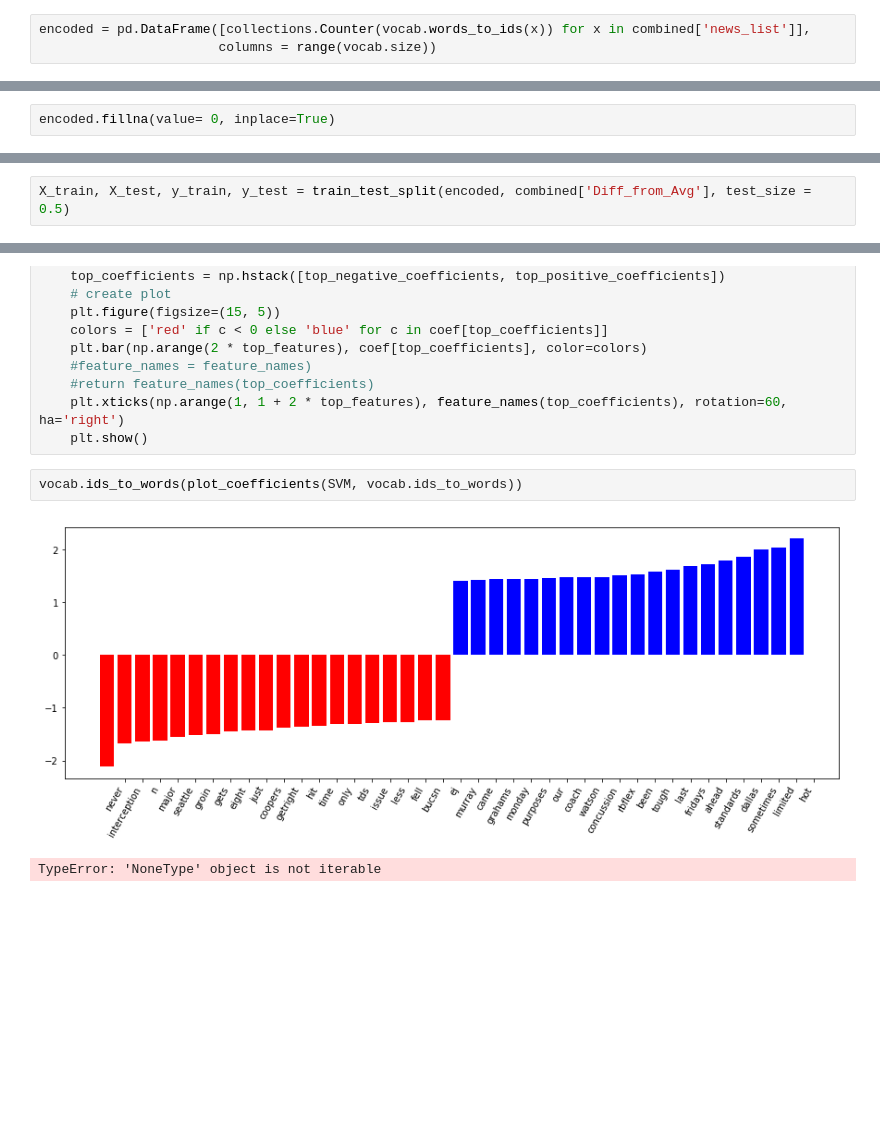
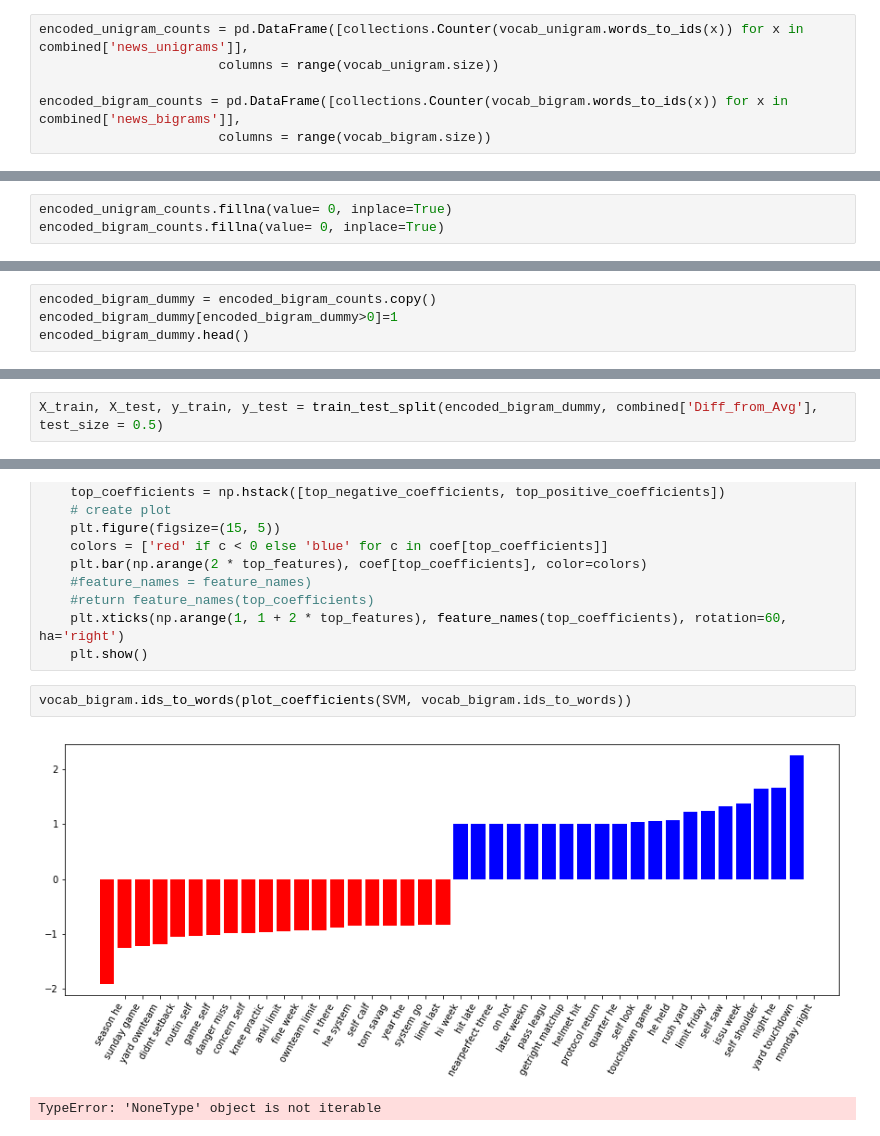
Before and after one commit to jankcious/w266-FantasyFootball, a Jupyter notebook: BaselineModel-OW edits.ipynb, the cells around one changed output, grey strips where cells are left out. Saved outputs shown, nothing was run; the diff lists cells and outputs as text; blank space fills up the shorter version.

```diff
--- a/BaselineModel-OW edits.ipynb
+++ b/BaselineModel-OW edits.ipynb
@@ -347,4 +407,7 @@ for word, count in vocab.unigram_counts.most_common(10):
 # %%
-encoded = pd.DataFrame([collections.Counter(vocab.words_to_ids(x)) for x in combined['news_list']],
-                       columns = range(vocab.size))
+encoded_unigram_counts = pd.DataFrame([collections.Counter(vocab_unigram.words_to_ids(x)) for x in combined['news_unigrams']],
+                       columns = range(vocab_unigram.size))
+
+encoded_bigram_counts = pd.DataFrame([collections.Counter(vocab_bigram.words_to_ids(x)) for x in combined['news_bigrams']],
+                       columns = range(vocab_bigram.size))
 # %%
@@ -360,2 +433,3 @@ encoded.head()
 # %%
-encoded.fillna(value= 0, inplace=True)
+encoded_unigram_counts.fillna(value= 0, inplace=True)
+encoded_bigram_counts.fillna(value= 0, inplace=True)
@@ -370,0 +448,4 @@ array([  1.29030374e-315,   1.91077090e-315,   0.00000000e+000, ...,
+# %%
+encoded_bigram_dummy = encoded_bigram_counts.copy()
+encoded_bigram_dummy[encoded_bigram_dummy>0]=1
+encoded_bigram_dummy.head()
@@ -371,5 +460,5 @@ array([  1.29030374e-315,   1.91077090e-315,   0.00000000e+000, ...,
 # %%
-X_train, X_test, y_train, y_test = train_test_split(encoded, combined['Diff_from_Avg'], test_size = 0.5)
+X_train, X_test, y_train, y_test = train_test_split(encoded_bigram_dummy, combined['Diff_from_Avg'], test_size = 0.5)
 # %%
 SVM = LinearSVR()
 SVM.fit(X_train, y_train)
@@ -400,7 +489,7 @@ def plot_coefficients(classifier, feature_names, top_features=20):
     plt.xticks(np.arange(1, 1 + 2 * top_features), feature_names(top_coefficients), rotation=60, ha='right')
     plt.show()
 # %%
-vocab.ids_to_words(plot_coefficients(SVM, vocab.ids_to_words))
+vocab_bigram.ids_to_words(plot_coefficients(SVM, vocab_bigram.ids_to_words))
 # %% [output]
-[figure, old version]
+[figure, new version]
 TypeError: 'NoneType' object is not iterable
```
Also changed, not shown: parts of 23 cells of this notebook.
